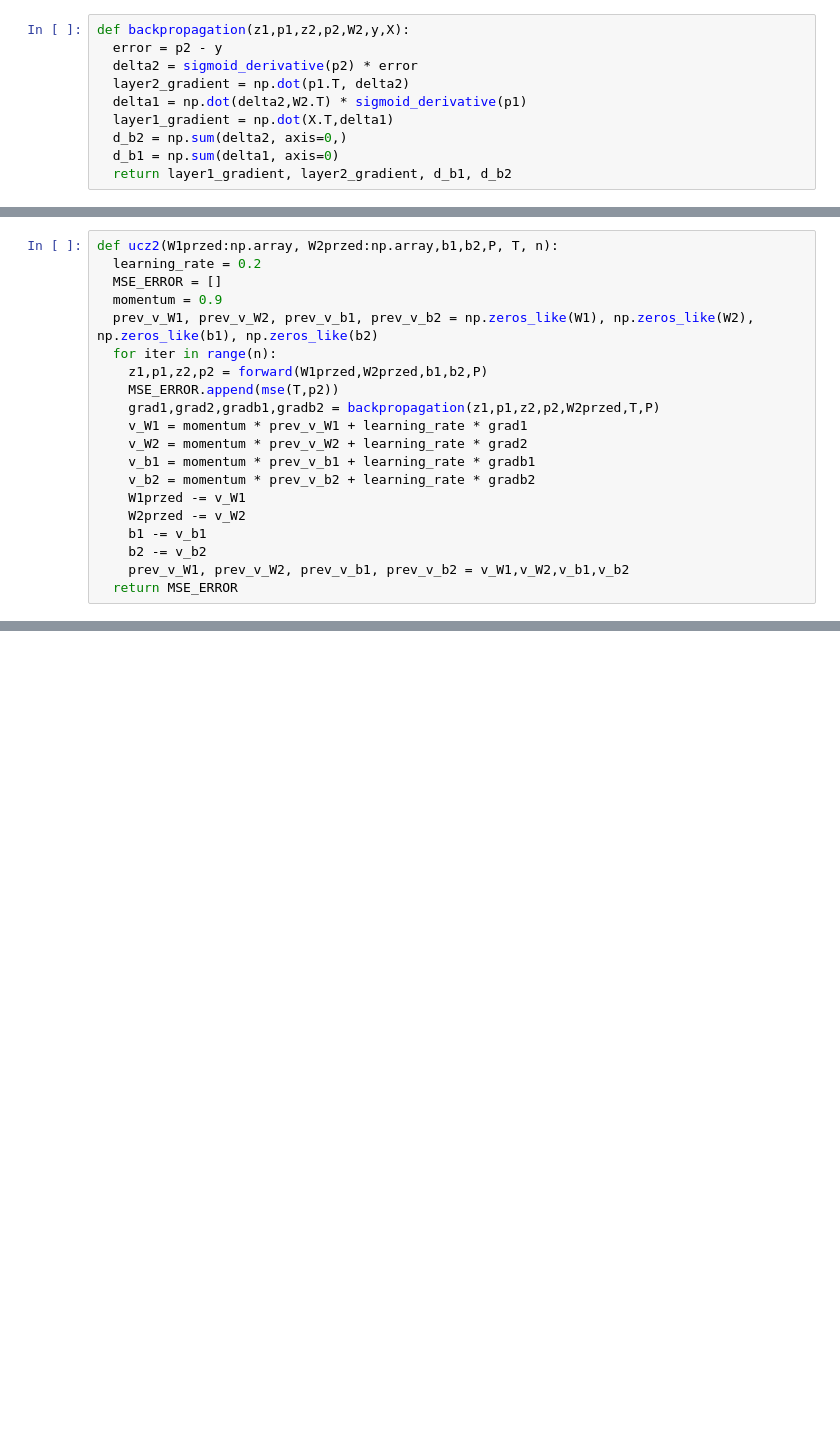
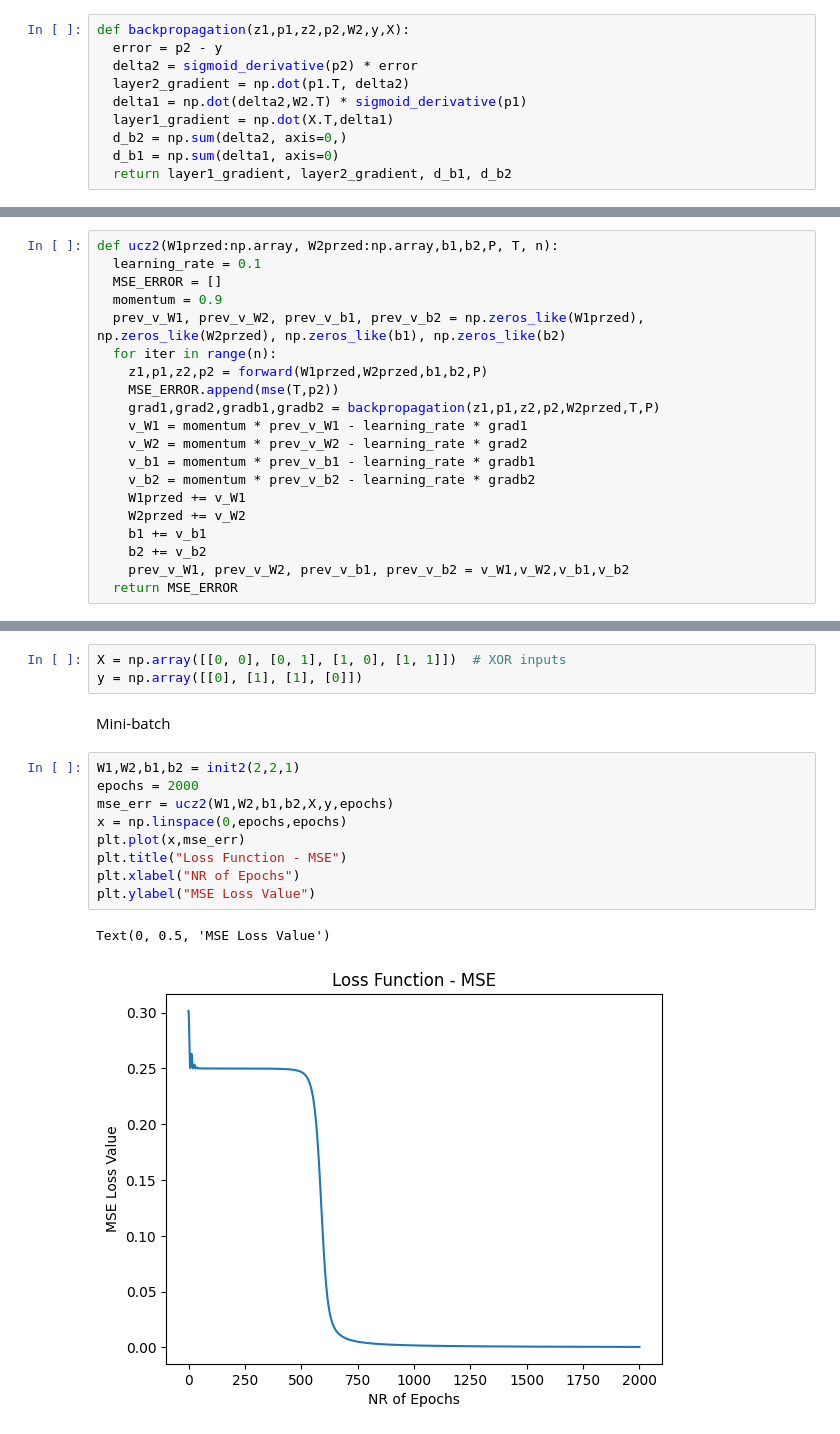
Before and after one commit to jkusnierz01/TwoLayerMLP, a Jupyter notebook: TwolayerMLPv2.ipynb, the cells around one changed output, grey strips where cells are left out. Saved outputs shown, nothing was run; the diff lists cells and outputs as text; blank space fills up the shorter version.

```diff
--- a/TwolayerMLPv2.ipynb
+++ b/TwolayerMLPv2.ipynb
@@ -44,21 +61,21 @@ def backpropagation(z1,p1,z2,p2,W2,y,X):
 # %%
 def ucz2(W1przed:np.array, W2przed:np.array,b1,b2,P, T, n):
-  learning_rate = 0.2
+  learning_rate = 0.1
   MSE_ERROR = []
   momentum = 0.9
-  prev_v_W1, prev_v_W2, prev_v_b1, prev_v_b2 = np.zeros_like(W1), np.zeros_like(W2), np.zeros_like(b1), np.zeros_like(b2)
+  prev_v_W1, prev_v_W2, prev_v_b1, prev_v_b2 = np.zeros_like(W1przed), np.zeros_like(W2przed), np.zeros_like(b1), np.zeros_like(b2)
   for iter in range(n):
     z1,p1,z2,p2 = forward(W1przed,W2przed,b1,b2,P)
     MSE_ERROR.append(mse(T,p2))
     grad1,grad2,gradb1,gradb2 = backpropagation(z1,p1,z2,p2,W2przed,T,P)
-    v_W1 = momentum * prev_v_W1 + learning_rate * grad1
-    v_W2 = momentum * prev_v_W2 + learning_rate * grad2
-    v_b1 = momentum * prev_v_b1 + learning_rate * gradb1
-    v_b2 = momentum * prev_v_b2 + learning_rate * gradb2
-    W1przed -= v_W1
-    W2przed -= v_W2
-    b1 -= v_b1
-    b2 -= v_b2
+    v_W1 = momentum * prev_v_W1 - learning_rate * grad1
+    v_W2 = momentum * prev_v_W2 - learning_rate * grad2
+    v_b1 = momentum * prev_v_b1 - learning_rate * gradb1
+    v_b2 = momentum * prev_v_b2 - learning_rate * gradb2
+    W1przed += v_W1
+    W2przed += v_W2
+    b1 += v_b1
+    b2 += v_b2
     prev_v_W1, prev_v_W2, prev_v_b1, prev_v_b2 = v_W1,v_W2,v_b1,v_b2
   return MSE_ERROR
 # %%
@@ -92,0 +118,17 @@ with zipfile.ZipFile('./titanic.zip', 'r') as zipf:
+# %%
+X = np.array([[0, 0], [0, 1], [1, 0], [1, 1]])  # XOR inputs
+y = np.array([[0], [1], [1], [0]])
+# %% [markdown]
+Mini-batch
+# %%
+W1,W2,b1,b2 = init2(2,2,1)
+epochs = 2000
+mse_err = ucz2(W1,W2,b1,b2,X,y,epochs)
+x = np.linspace(0,epochs,epochs)
+plt.plot(x,mse_err)
+plt.title("Loss Function - MSE")
+plt.xlabel("NR of Epochs")
+plt.ylabel("MSE Loss Value")
+# %% [output]
+Text(0, 0.5, 'MSE Loss Value')
+[figure, added]
```
Also changed, not shown: parts of 17 cells of this notebook, 9 other files.
